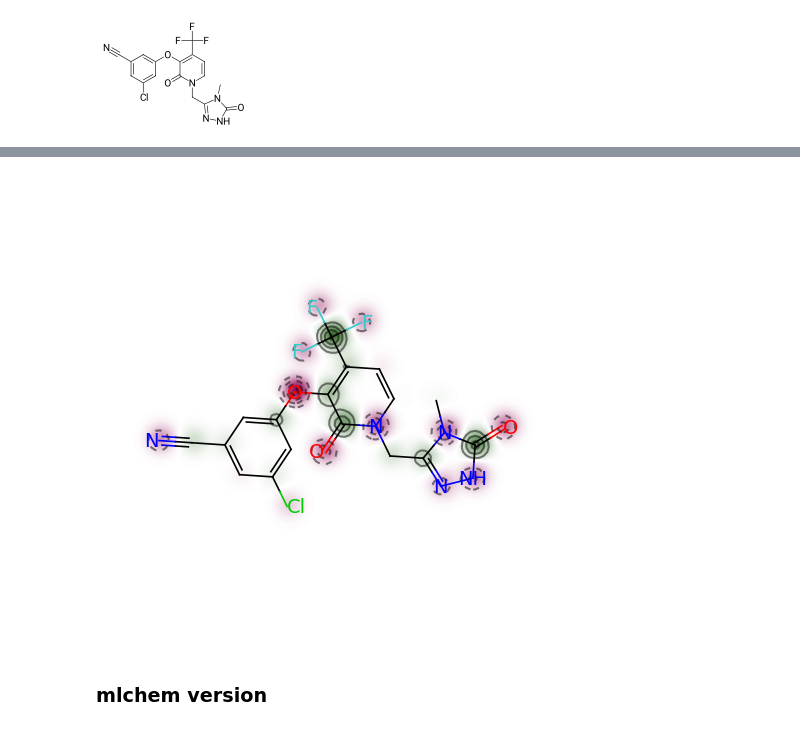
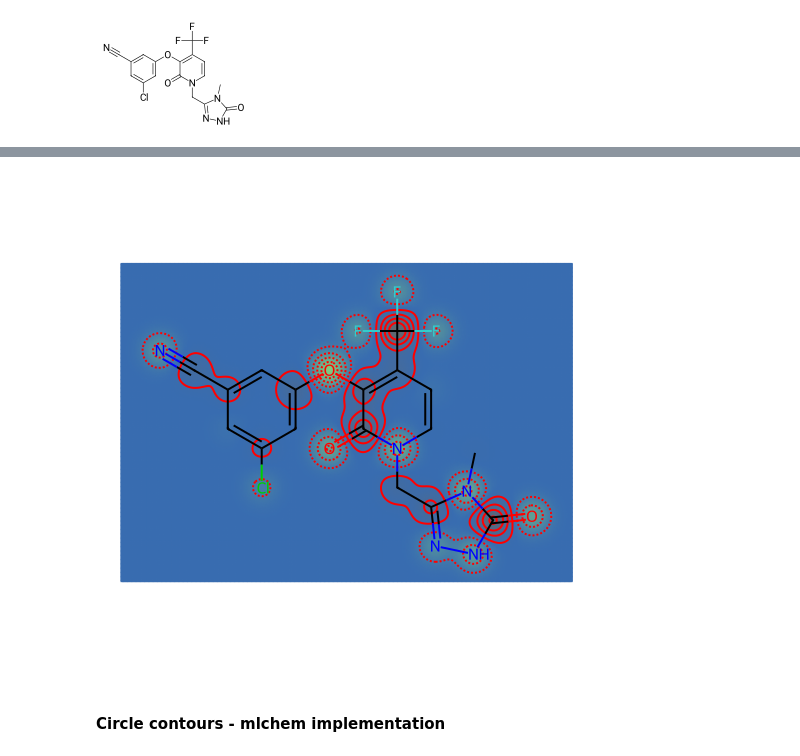
Before and after one commit to seacunilever/mlchem, a Jupyter notebook: examples/4 - Molecule Drawing/mol_drawing_demo.ipynb, the cells around one changed output, grey strips where cells are left out. Cells and saved outputs as stored; diff of their text form; code cells hidden in the pictures.

```diff
--- a/examples/4 - Molecule Drawing/mol_drawing_demo.ipynb
+++ b/examples/4 - Molecule Drawing/mol_drawing_demo.ipynb
@@ -145,0 +143,25 @@ drawer.draw_mol(mol=doravirine,ACS1996_mode=True)
+# %%
+from rdkit import Chem
+from rdkit.Chem import Draw
+from rdkit.Chem.Draw import SimilarityMaps
+from IPython.display import SVG
+import io
+from PIL import Image
+import numpy as np
+import rdkit
+print(rdkit.__version__)
+
+def show_png(data):
+    bio = io.BytesIO(data)
+    img = Image.open(bio)
+    return img
+
+doravirine = create_molecule('Cn1c(n[nH]c1=O)Cn2ccc(c(c2=O)Oc3cc(cc(c3)Cl)C#N)C(F)(F)F')
+# Ensure molecule has valid 2D coordinates
+PM.Conformation.straighten_mol_2d(doravirine)
+
+# atomic charges
+GCharges = PM.Mol.get_gasteiger_charges(doravirine)
+d2d = Draw.MolDraw2DCairo(500, 500)
+image = SimilarityMaps.GetSimilarityMapFromWeights(doravirine,GCharges,contourLines=10,colorMap='Accent',draw2d=d2d)
+show_png(d2d.GetDrawingText())
@@ -146,15 +177,18 @@ drawer.draw_mol(mol=doravirine,ACS1996_mode=True)
 # %%
-from mlchem.chem.manipulation import (create_molecule,
-                                      PropManager as PM)
-from rdkit.Chem.Draw import SimilarityMaps
+from mlchem.chem.visualise.simmaps import SimMaps as SM
 
 doravirine = create_molecule('Cn1c(n[nH]c1=O)Cn2ccc(c(c2=O)Oc3cc(cc(c3)Cl)C#N)C(F)(F)F')
-doravirine_atoms = PatternRecognition.Base.count_atoms(doravirine)
+
+# Ensure molecule has valid 2D coordinates
+PM.Conformation.straighten_mol_2d(doravirine)
+
 
 # atomic charges
 GCharges = PM.Mol.get_gasteiger_charges(doravirine)
-image = SimilarityMaps.GetSimilarityMapFromWeights(doravirine,GCharges,size=(180,180))
+d2d = Draw.MolDraw2DCairo(500, 500)
+img = SM.get_similarity_map_from_weights(doravirine,GCharges,contourLines=10,colorMap='Accent',contour_colour='red',contour_width=2,draw2d=d2d)
+show_png(d2d.GetDrawingText())
 # %% [output]
-[figure, old version]
+[figure, new version]
 # %% [markdown]
-### mlchem version
+#### Circle contours - mlchem implementation
```
Also changed, not shown: parts of 31 cells of this notebook, 4 other files.
